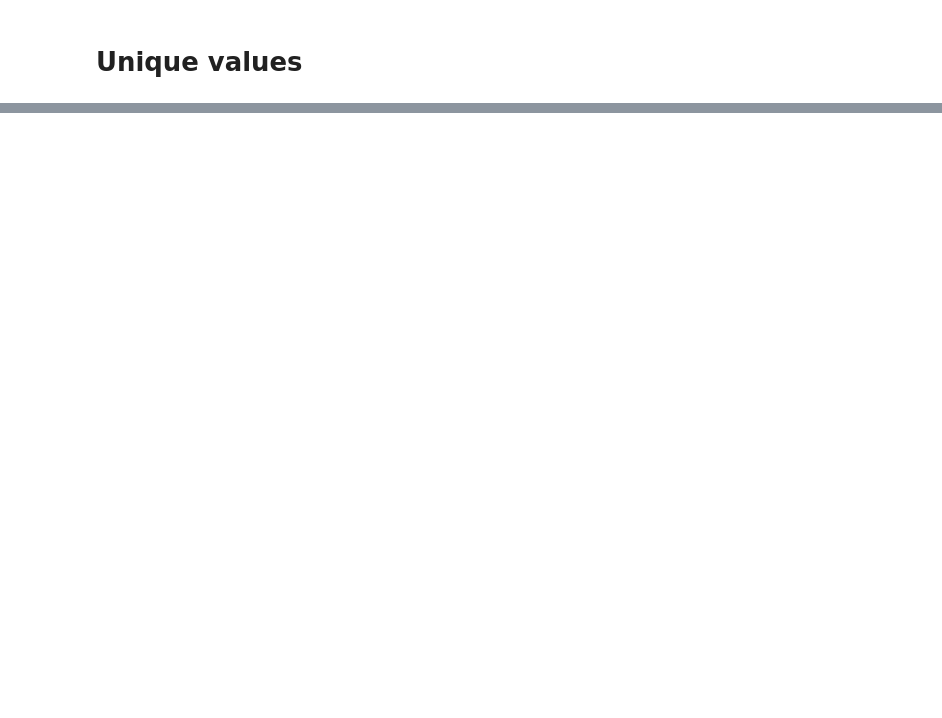
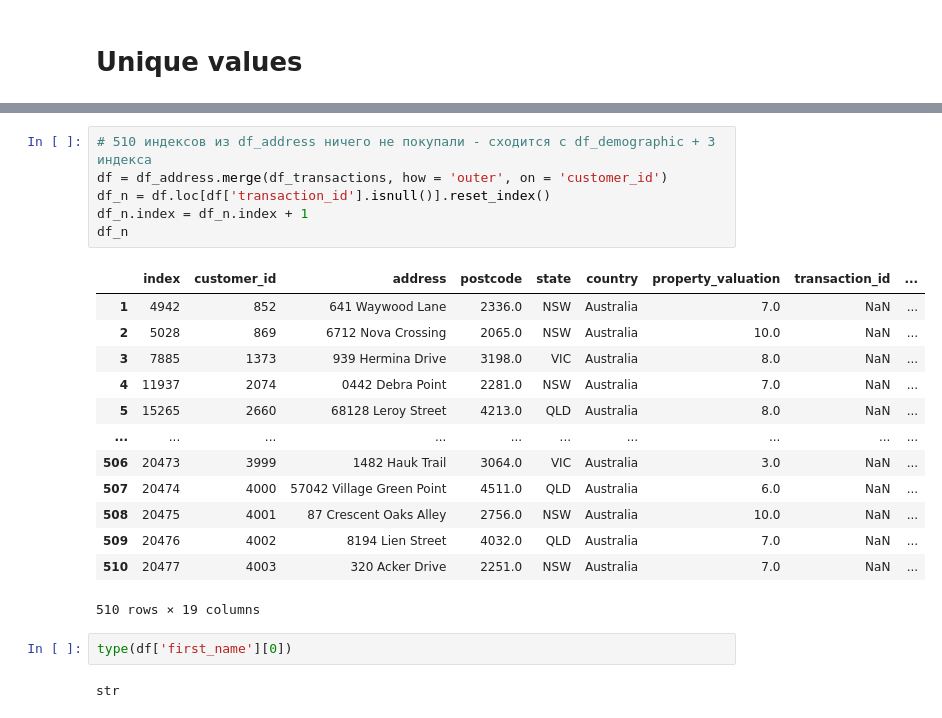
Before and after one commit to kaledinaoksana/KPMG-internship, a Jupyter notebook: KPMG_datacleaning.ipynb, the cells around one changed output, grey strips where cells are left out. Drawn from its saved outputs; the diff is of its cells as text; blank space fills up the shorter version.

```diff
--- a/KPMG_datacleaning.ipynb
+++ b/KPMG_datacleaning.ipynb
@@ -158,0 +335,24 @@ array(['NSW', 'QLD', 'VIC'], dtype=object)
+# %%
+# 510 индексов из df_address ничего не покупали - сходится с df_demographic + 3 индекса
+df = df_address.merge(df_transactions, how = 'outer', on = 'customer_id')
+df_n = df.loc[df['transaction_id'].isnull()].reset_index()
+df_n.index = df_n.index + 1
+df_n
+# %% [output]
+|  | index | customer_id | address | postcode | state | country | property_valuation | transaction_id | ... |
+| 1 | 4942 | 852 | 641 Waywood Lane | 2336.0 | NSW | Australia | 7.0 | NaN | ... |
+| 2 | 5028 | 869 | 6712 Nova Crossing | 2065.0 | NSW | Australia | 10.0 | NaN | ... |
+| 3 | 7885 | 1373 | 939 Hermina Drive | 3198.0 | VIC | Australia | 8.0 | NaN | ... |
+| 4 | 11937 | 2074 | 0442 Debra Point | 2281.0 | NSW | Australia | 7.0 | NaN | ... |
+| 5 | 15265 | 2660 | 68128 Leroy Street | 4213.0 | QLD | Australia | 8.0 | NaN | ... |
+| ... | ... | ... | ... | ... | ... | ... | ... | ... | ... |
+| 506 | 20473 | 3999 | 1482 Hauk Trail | 3064.0 | VIC | Australia | 3.0 | NaN | ... |
+| 507 | 20474 | 4000 | 57042 Village Green Point | 4511.0 | QLD | Australia | 6.0 | NaN | ... |
+| 508 | 20475 | 4001 | 87 Crescent Oaks Alley | 2756.0 | NSW | Australia | 10.0 | NaN | ... |
+| 509 | 20476 | 4002 | 8194 Lien Street | 4032.0 | QLD | Australia | 7.0 | NaN | ... |
+| 510 | 20477 | 4003 | 320 Acker Drive | 2251.0 | NSW | Australia | 7.0 | NaN | ... |
+510 rows × 19 columns
+# %%
+type(df['first_name'][0])
+# %% [output]
+str
```
Also changed, not shown: parts of 24 cells of this notebook, 1 other file.
